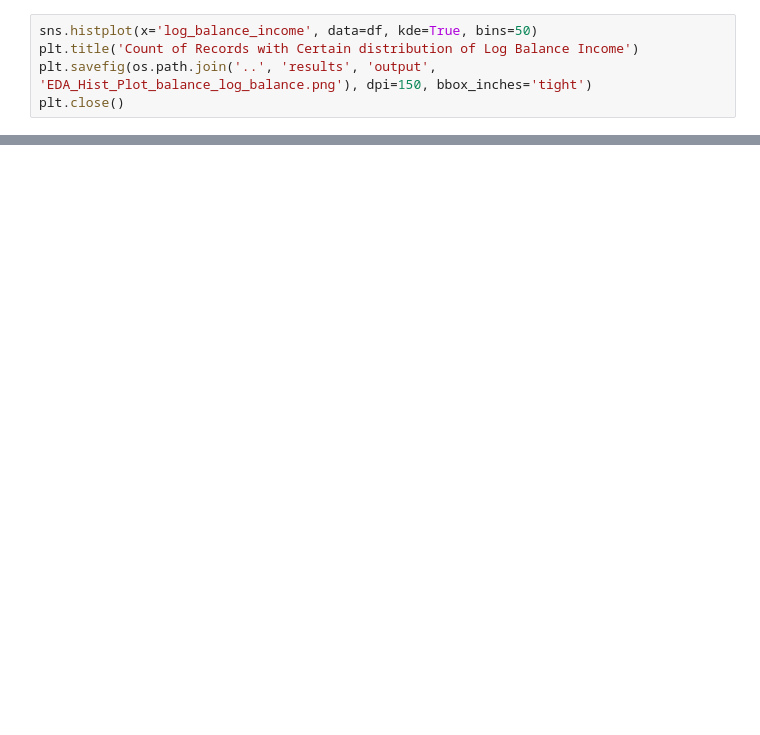
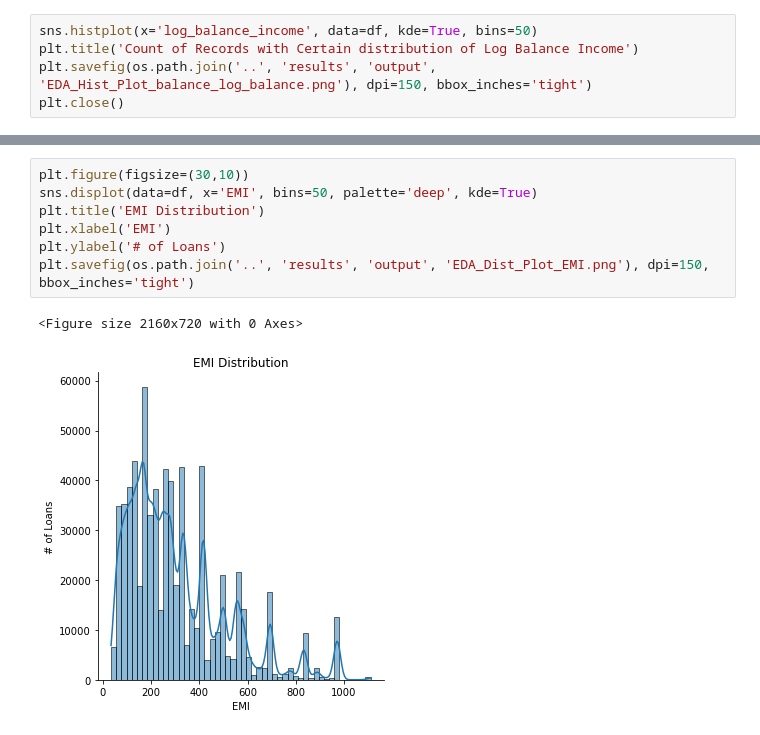
Before and after one commit to vinnywiz/Peer-to-Peer-Lending, a Jupyter notebook: scripts/generate_graphs.ipynb, the cells around one changed output, grey strips where cells are left out. Drawn from its saved outputs; the diff is of its cells as text; blank space fills up the shorter version.

```diff
--- a/scripts/generate_graphs.ipynb
+++ b/scripts/generate_graphs.ipynb
@@ -95,0 +114,10 @@ plt.close()
+# %%
+plt.figure(figsize=(30,10))
+sns.displot(data=df, x='EMI', bins=50, palette='deep', kde=True)
+plt.title('EMI Distribution')
+plt.xlabel('EMI')
+plt.ylabel('# of Loans')
+plt.savefig(os.path.join('..', 'results', 'output', 'EDA_Dist_Plot_EMI.png'), dpi=150, bbox_inches='tight')
+# %% [output]
+<Figure size 2160x720 with 0 Axes>
+[figure, added]
```
Also changed, not shown: parts of 4 cells of this notebook, 5 other files.
